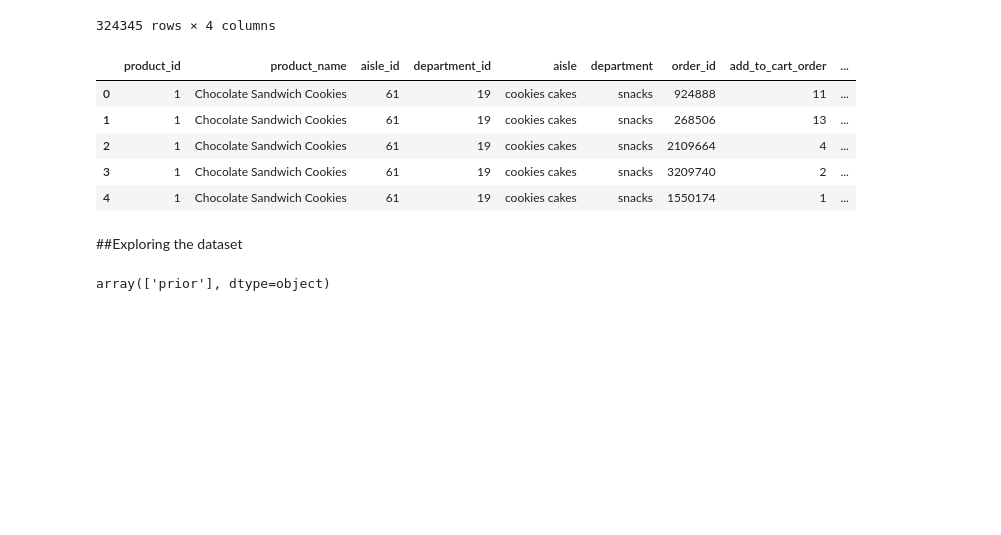
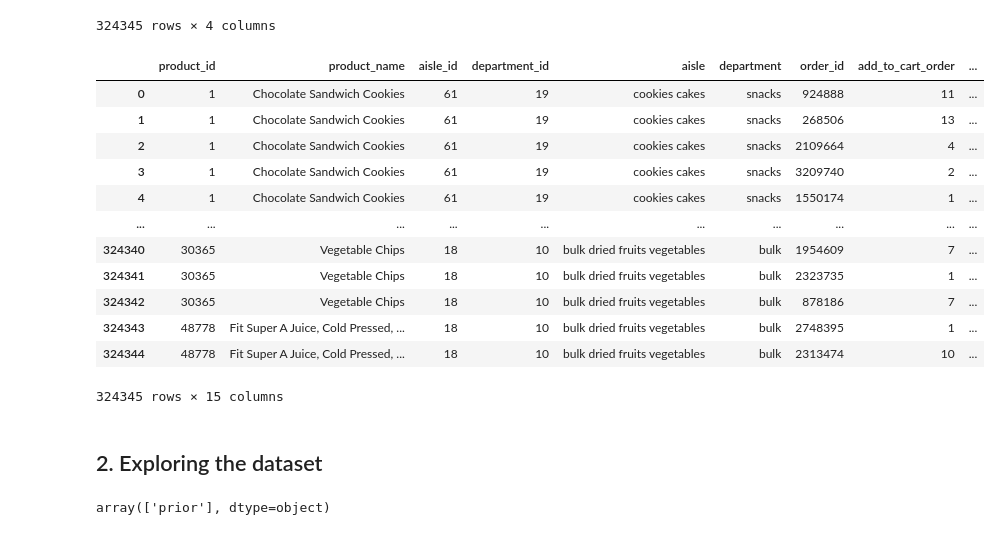
Before and after one commit to lilchengzi/BA820-project, a Jupyter notebook: BA820_Team_Project.ipynb, the cells around one changed output. Drawn from its saved outputs; the diff is of its cells as text; code cells hidden in the pictures; blank space fills up the shorter version.

```diff
--- a/BA820_Team_Project.ipynb
+++ b/BA820_Team_Project.ipynb
@@ -54,6 +58,6 @@ Since this dataframe is too huge to work with, we will sample it to a smaller si
 # %%
-orders_prior = orders_prior.sample(frac=0.01, random_state=42)
-orders_prior
+orders_prior1 = orders_prior.sample(frac=0.01, random_state=42)
+orders_prior1
 # %% [output]
 |  | order_id | product_id | add_to_cart_order | reordered |
 | 29481110 | 3109255 | 34099 | 16 | 0 |
@@ -71,23 +75,30 @@ orders_prior
 # %%
 # joining them together on common keys
 
 df1 = pd.merge(prod, aisles, how='inner', on='aisle_id')
 df2 = df1.merge(dept, how='inner', on='department_id')
-df3 = df2.merge(orders_prior, how='inner', on='product_id')
+df3 = df2.merge(orders_prior1, how='inner', on='product_id')
 df4 = df3.merge(orders, how='inner', on='order_id')
 
-#simplifying pnenomics and displaying the dataframe
+df4
 df = df4.copy()
-df.head()
+df
 # %% [output]
 |  | product_id | product_name | aisle_id | department_id | aisle | department | order_id | add_to_cart_order | ... |
 | 0 | 1 | Chocolate Sandwich Cookies | 61 | 19 | cookies cakes | snacks | 924888 | 11 | ... |
 | 1 | 1 | Chocolate Sandwich Cookies | 61 | 19 | cookies cakes | snacks | 268506 | 13 | ... |
 | 2 | 1 | Chocolate Sandwich Cookies | 61 | 19 | cookies cakes | snacks | 2109664 | 4 | ... |
 | 3 | 1 | Chocolate Sandwich Cookies | 61 | 19 | cookies cakes | snacks | 3209740 | 2 | ... |
 | 4 | 1 | Chocolate Sandwich Cookies | 61 | 19 | cookies cakes | snacks | 1550174 | 1 | ... |
+| ... | ... | ... | ... | ... | ... | ... | ... | ... | ... |
+| 324340 | 30365 | Vegetable Chips | 18 | 10 | bulk dried fruits vegetables | bulk | 1954609 | 7 | ... |
+| 324341 | 30365 | Vegetable Chips | 18 | 10 | bulk dried fruits vegetables | bulk | 2323735 | 1 | ... |
+| 324342 | 30365 | Vegetable Chips | 18 | 10 | bulk dried fruits vegetables | bulk | 878186 | 7 | ... |
+| 324343 | 48778 | Fit Super A Juice, Cold Pressed, ... | 18 | 10 | bulk dried fruits vegetables | bulk | 2748395 | 1 | ... |
+| 324344 | 48778 | Fit Super A Juice, Cold Pressed, ... | 18 | 10 | bulk dried fruits vegetables | bulk | 2313474 | 10 | ... |
+324345 rows × 15 columns
 # %% [markdown]
-##Exploring the dataset
+## 2. Exploring the dataset
 # %%
 df.eval_set.unique()
 # %% [output]
```
Also changed, not shown: parts of 43 cells of this notebook.
